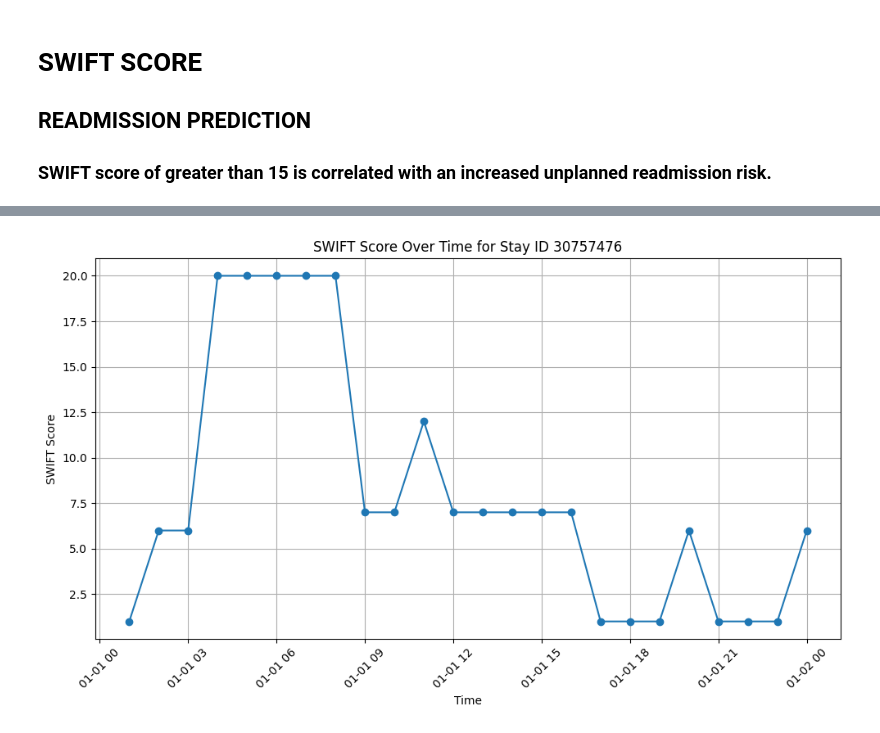
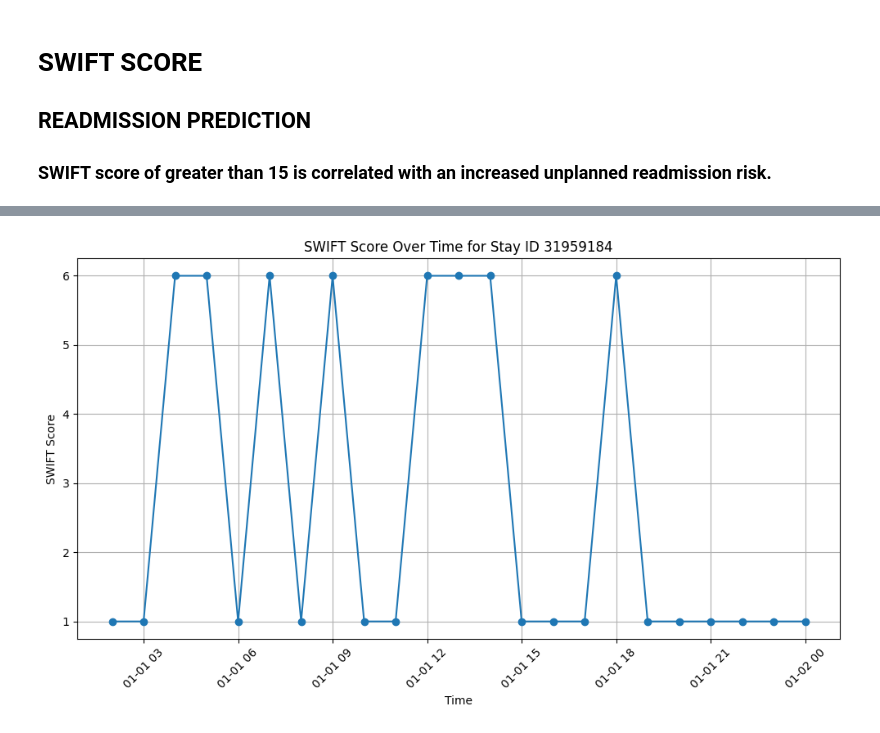
Before and after one commit to Amlan125/Optifox, a Jupyter notebook: reports/SWIFT.ipynb, the cells around one changed output, grey strips where cells are left out. Drawn from its saved outputs; the diff is of its cells as text; code cells hidden in the pictures.

```diff
--- a/reports/SWIFT.ipynb
+++ b/reports/SWIFT.ipynb
@@ -94,21 +130,21 @@ def calculate_swift_score(row):
 # %%
 merged_df['SWIFT_score'] = merged_df.apply(calculate_swift_score, axis=1)
 # %%
-specific_stay_id = 30757476
+specific_stay_id = 31959184
 filtered_data = merged_df[merged_df['stay_id'] == specific_stay_id]
 
 filtered_data.loc[:, 'abs_event_time'] = pd.to_datetime(filtered_data['abs_event_time'])
 # SWIFT score
 plt.figure(figsize=(10, 6))
 plt.plot(filtered_data['abs_event_time'], filtered_data['SWIFT_score'], marker='o')
 plt.title(f'SWIFT Score Over Time for Stay ID {specific_stay_id}')
 plt.xlabel('Time')
 plt.ylabel('SWIFT Score')
 plt.grid(True)
-plt.xticks(rotation=45)
+plt.xticks(rotation=45)  # Etiketleri daha okunabilir yapmak için
 plt.tight_layout()
 plt.show()
 # %% [output]
-[figure, old version]
+[figure, new version]
 # %%
 print(merged_df['stay_id'].unique())
```
Also changed, not shown: parts of 7 cells of this notebook, 1 other file.
